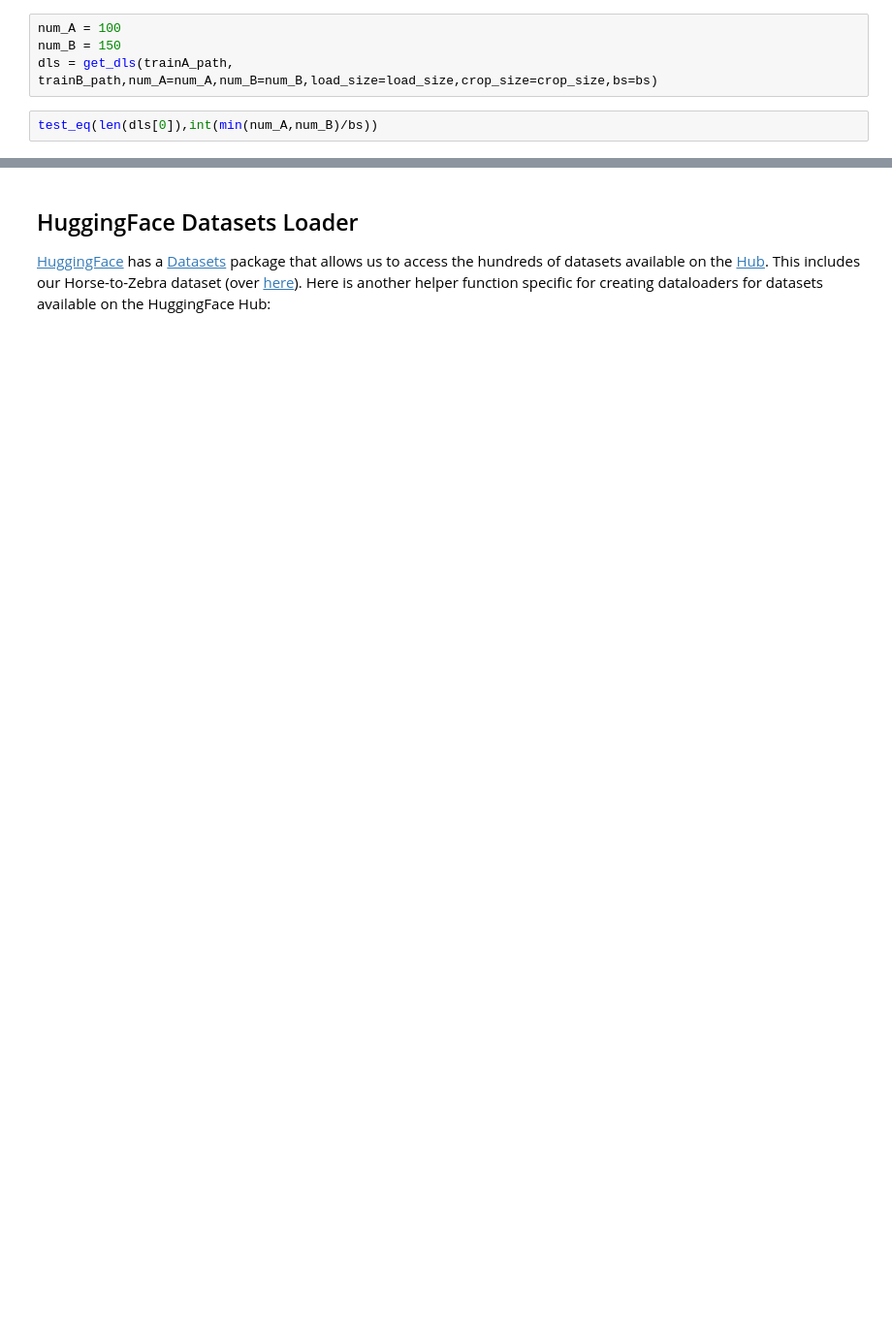
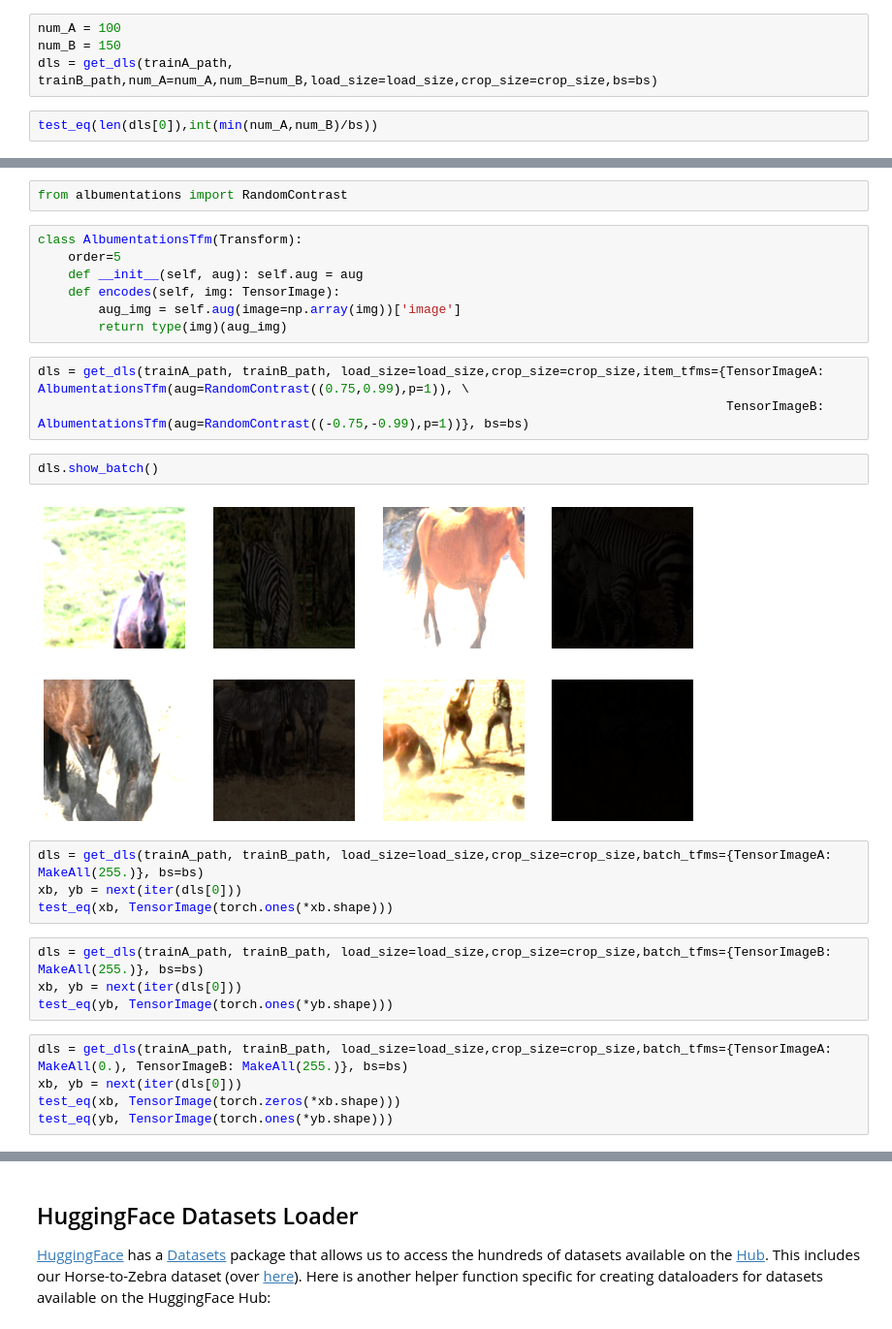
Before and after one commit to tmabraham/UPIT, a Jupyter notebook: nbs/02_data.unpaired.ipynb, the cells around one changed output, grey strips where cells are left out. Shown at 97% size. Saved outputs shown, nothing was run; the diff lists cells and outputs as text; blank space fills up the shorter version.

```diff
--- a/nbs/02_data.unpaired.ipynb
+++ b/nbs/02_data.unpaired.ipynb
@@ -210,0 +255,29 @@ dls.show_batch()
+# %%
+from albumentations import RandomContrast
+# %%
+class AlbumentationsTfm(Transform):
+    order=5
+    def __init__(self, aug): self.aug = aug
+    def encodes(self, img: TensorImage):
+        aug_img = self.aug(image=np.array(img))['image']
+        return type(img)(aug_img)
+# %%
+dls = get_dls(trainA_path, trainB_path, load_size=load_size,crop_size=crop_size,item_tfms={TensorImageA: AlbumentationsTfm(aug=RandomContrast((0.75,0.99),p=1)), \
+                                                                                           TensorImageB: AlbumentationsTfm(aug=RandomContrast((-0.75,-0.99),p=1))}, bs=bs)
+# %%
+dls.show_batch()
+# %% [output]
+[figure, added]
+# %%
+dls = get_dls(trainA_path, trainB_path, load_size=load_size,crop_size=crop_size,batch_tfms={TensorImageA: MakeAll(255.)}, bs=bs)
+xb, yb = next(iter(dls[0]))
+test_eq(xb, TensorImage(torch.ones(*xb.shape)))
+# %%
+dls = get_dls(trainA_path, trainB_path, load_size=load_size,crop_size=crop_size,batch_tfms={TensorImageB: MakeAll(255.)}, bs=bs)
+xb, yb = next(iter(dls[0]))
+test_eq(yb, TensorImage(torch.ones(*yb.shape)))
+# %%
+dls = get_dls(trainA_path, trainB_path, load_size=load_size,crop_size=crop_size,batch_tfms={TensorImageA: MakeAll(0.), TensorImageB: MakeAll(255.)}, bs=bs)
+xb, yb = next(iter(dls[0]))
+test_eq(xb, TensorImage(torch.zeros(*xb.shape)))
+test_eq(yb, TensorImage(torch.ones(*yb.shape)))
```
Also changed, not shown: parts of 32 cells of this notebook, 2 other files.
